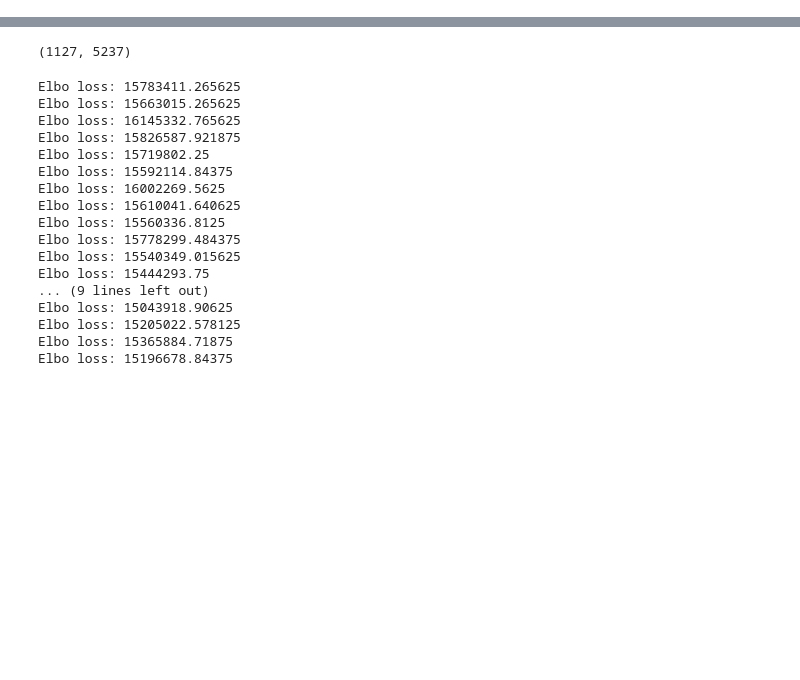
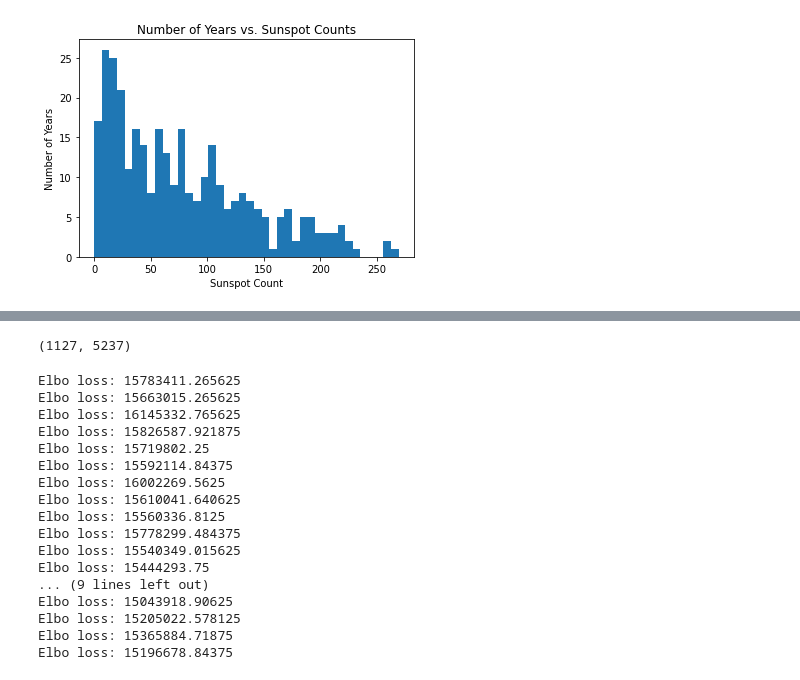
Before and after one commit to dafnep/Baysian-Matrix-Factorization-Drug-effect, a Jupyter notebook: src/bayesian_SVI multivariate appproach.ipynb, the cells around one changed output, grey strips where cells are left out. Drawn from its saved outputs; the diff is of its cells as text; code cells hidden in the pictures; blank space fills up the shorter version.

Commit message:
negative binomial, gaussian mixtures code

```diff
--- a/src/bayesian_SVI multivariate appproach.ipynb
+++ b/src/bayesian_SVI multivariate appproach.ipynb
@@ -24,0 +26,97 @@ pyro.set_rng_seed(10)
+# %%
+df = pd.read_csv('http://www.sidc.be/silso/DATA/SN_y_tot_V2.0.csv', sep=';', names=['time', 'sunspot.year'], usecols=[0, 1])
+data = torch.tensor(df['sunspot.year'].values, dtype=torch.float32).round()
+N = data.shape[0]
+
+plt.hist(df['sunspot.year'].values, bins=40)
+plt.title("Number of Years vs. Sunspot Counts")
+plt.xlabel("Sunspot Count")
+plt.ylabel("Number of Years")
+plt.show()
+def mix_weights(beta):
+    beta1m_cumprod = (1 - beta).cumprod(-1)
+    return F.pad(beta, (0, 1), value=1) * F.pad(beta1m_cumprod, (1, 0), value=1)
+def model(data):
+    with pyro.plate("beta_plate", T-1):
+        beta = pyro.sample("beta", dist.Beta(1, alpha))
+
+    with pyro.plate("lambda_plate", T):
+        lmbda = pyro.sample("lambda", dist.Gamma(3, 0.05))
+
+    with pyro.plate("data", N):
+        z = pyro.sample("z", dist.Categorical(mix_weights(beta)))
+        pyro.sample("obs", dist.Poisson(lmbda[z]), obs=data)
+
+def guide(data):
+    kappa = pyro.param('kappa', lambda: dist.Uniform(0, 2).sample([T-1]), constraint=constraints.positive)
+    tau_0 = pyro.param('tau_0', lambda: dist.Uniform(0, 5).sample([T]), constraint=constraints.positive)
+    tau_1 = pyro.param('tau_1', lambda: dist.LogNormal(-1, 1).sample([T]), constraint=constraints.positive)
+    phi = pyro.param('phi', lambda: dist.Dirichlet(1/T * torch.ones(T)).sample([N]), constraint=constraints.simplex)
+
+    with pyro.plate("beta_plate", T-1):
+        q_beta = pyro.sample("beta", dist.Beta(torch.ones(T-1), kappa))
+
+    with pyro.plate("lambda_plate", T):
+        q_lambda = pyro.sample("lambda", dist.Gamma(tau_0, tau_1))
+
+    with pyro.plate("data", N):
+        z = pyro.sample("z", dist.Categorical(phi))
+
+def train(num_iterations):
+    pyro.clear_param_store()
+    for j in (range(num_iterations)):
+        loss = svi.step(data)
+        losses.append(loss)
+T = 6
+alpha = 1.1
+n_iter = 1500
+optim = Adam({"lr": 0.05})
+svi = SVI(model, guide, optim, loss=Trace_ELBO())
+losses = []
+
+
+def mixture_of_poisson(weights, rates, samples):
+    return (weights * dist.Poisson(rates).log_prob(samples.unsqueeze(-1)).exp()).sum(-1)
+
+
+
+
+# Hold out 10% of our original data to test upon
+df_test = df.sample(frac=0.1)
+data = torch.tensor(df.drop(df_test.index)['sunspot.year'].values, dtype=torch.float).round()
+data_test = torch.tensor(df_test['sunspot.year'].values, dtype=torch.float).round()
+N = data.shape[0]
+N_test = data_test.shape[0]
+
+alphas = [0.05, 0.1, 0.5, 0.75, 0.9, 1., 1.25]
+log_predictives = []
+
+for val in alphas:
+    alpha = val
+    T = 20
+    svi = SVI(model, guide, optim, loss=Trace_ELBO())
+    train(500)
+
+    S = 100 # number of Monte Carlo samples to use in posterior predictive computations
+
+    # Using pyro's built in posterior predictive class:
+    posterior = Predictive(guide, num_samples=S, return_sites=["beta", "lambda"])(data)
+    post_pred_weights = mix_weights(posterior["beta"])
+    post_pred_clusters = posterior["lambda"]
+    print(post_pred_clusters.shape)
+
+    # log_prob shape = N_test x S
+    print(dist.Poisson(post_pred_clusters).log_prob(data_test.reshape(-1, 1, 1)).shape)
+    log_prob = (post_pred_weights.log() + dist.Poisson(post_pred_clusters).log_prob(data_test.reshape(-1, 1, 1))).logsumexp(-1)
+    print(log_prob.shape)
+    mean_log_prob = log_prob.logsumexp(-1) - np.log(S)
+    print(mean_log_prob.shape)
+    log_posterior_predictive = mean_log_prob.sum(-1)
+    log_predictives.append(log_posterior_predictive)
+
+plt.figure(figsize=(10, 5))
+plt.plot(alphas, log_predictives)
+plt.title("Value of the Log Predictive at Varying Alpha")
+plt.show()
+# %% [output]
+[figure, added]
```
Also changed, not shown: parts of 5 cells of this notebook, 17 other files.
